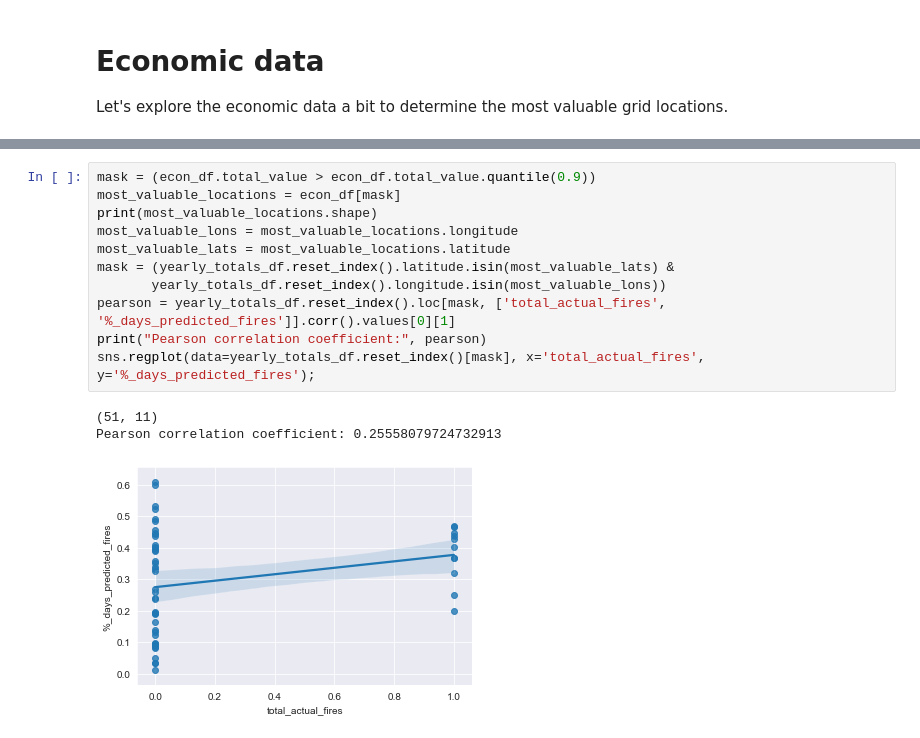
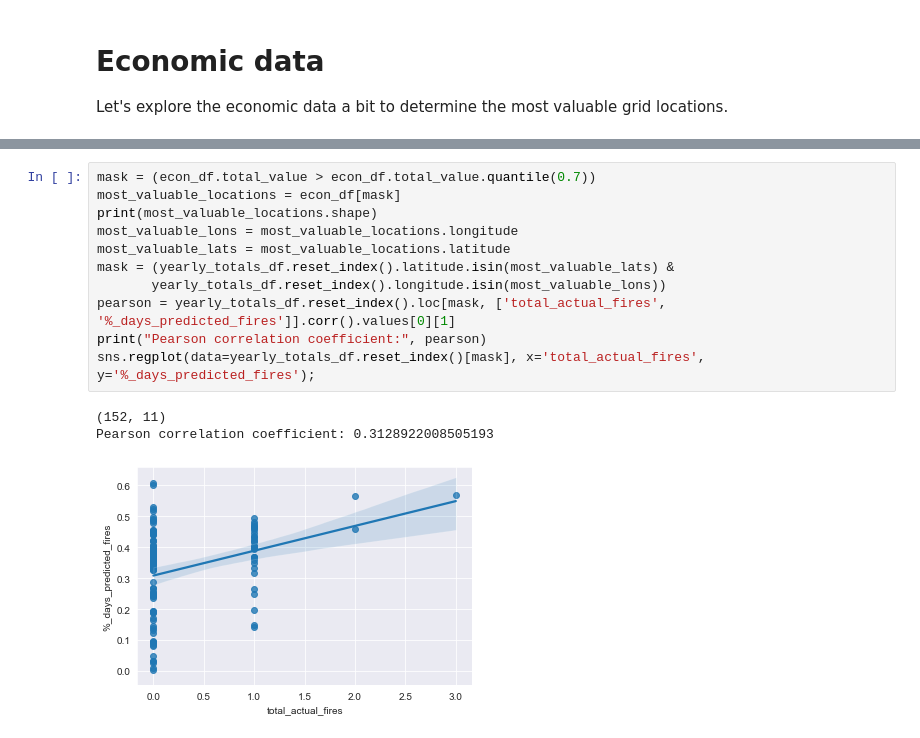
Before and after one commit to MCGallaspy/mas_dse_capstone, a Jupyter notebook: notebooks/fire_prediction_results_analysis/4. Exploring 2003 fires with 2011 structure data.ipynb, the cells around one changed output, grey strips where cells are left out. Saved outputs shown, nothing was run; the diff lists cells and outputs as text.

```diff
--- a/notebooks/fire_prediction_results_analysis/4. Exploring 2003 fires with 2011 structure data.ipynb
+++ b/notebooks/fire_prediction_results_analysis/4. Exploring 2003 fires with 2011 structure data.ipynb
@@ -170,17 +173,17 @@ econ_df.head()
 | 3 | -117.558333 | 33.400000 | 40361914.8 | 3.565020e+07 | 0.0 | 2.756872e+07 | 5.0 | 2.0 | 12.0 | ... |
 | 4 | -117.516667 | 33.316667 | 1807000.0 | 1.807000e+06 | 0.0 | 9.856204e+05 | 1.0 | NaN | 1.0 | ... |
 # %%
-mask = (econ_df.total_value > econ_df.total_value.quantile(0.9))
+mask = (econ_df.total_value > econ_df.total_value.quantile(0.7))
 most_valuable_locations = econ_df[mask]
 print(most_valuable_locations.shape)
 most_valuable_lons = most_valuable_locations.longitude
 most_valuable_lats = most_valuable_locations.latitude
 mask = (yearly_totals_df.reset_index().latitude.isin(most_valuable_lats) &
        yearly_totals_df.reset_index().longitude.isin(most_valuable_lons))
 pearson = yearly_totals_df.reset_index().loc[mask, ['total_actual_fires', '%_days_predicted_fires']].corr().values[0][1]
 print("Pearson correlation coefficient:", pearson)
 sns.regplot(data=yearly_totals_df.reset_index()[mask], x='total_actual_fires', y='%_days_predicted_fires');
 # %% [output]
-(51, 11)
-Pearson correlation coefficient: 0.25558079724732913
+(152, 11)
+Pearson correlation coefficient: 0.3128922008505193
-[figure, old version]
+[figure, new version]
```
Also changed, not shown: parts of 4 cells of this notebook, 3 other files.
